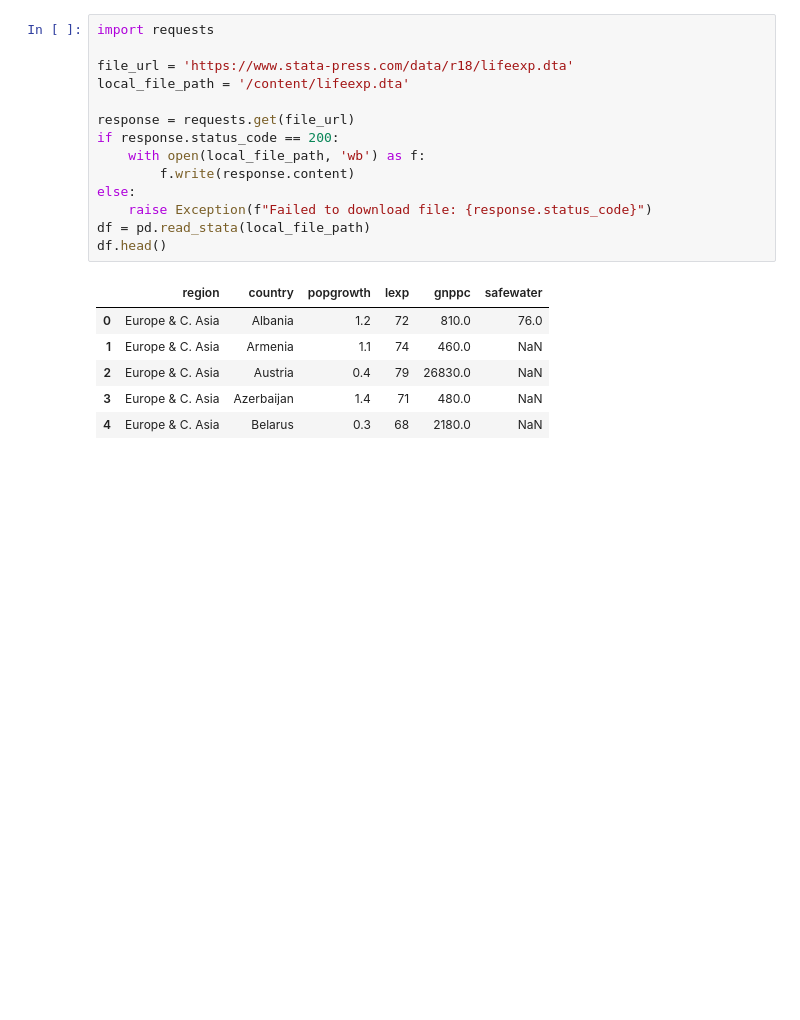
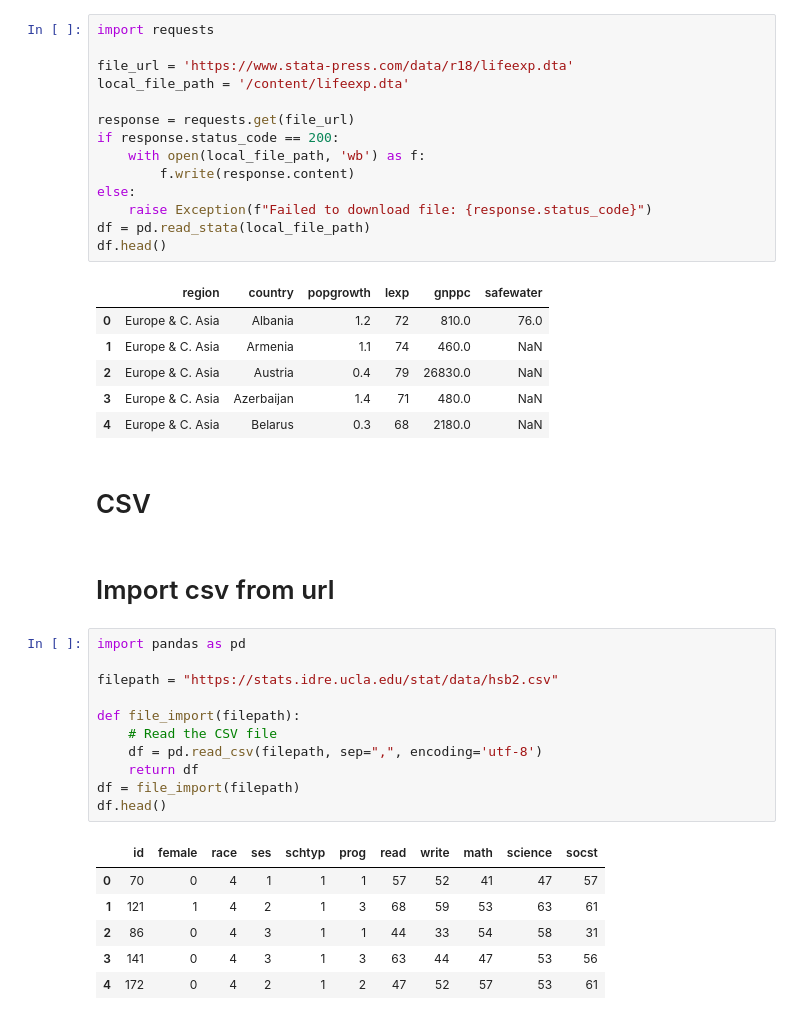
Before and after one commit to MayerAnnamaria/python-preprocessing, a Jupyter notebook: importing_files.ipynb, the cells around one changed output. Saved outputs shown, nothing was run; the diff lists cells and outputs as text; blank space fills up the shorter version.

```diff
--- a/importing_files.ipynb
+++ b/importing_files.ipynb
@@ -133,3 +133,25 @@ df.head()
 | 2 | Europe & C. Asia | Austria | 0.4 | 79 | 26830.0 | NaN |
 | 3 | Europe & C. Asia | Azerbaijan | 1.4 | 71 | 480.0 | NaN |
 | 4 | Europe & C. Asia | Belarus | 0.3 | 68 | 2180.0 | NaN |
+# %% [markdown]
+# CSV
+# %% [markdown]
+# Import csv from url
+# %%
+import pandas as pd
+
+filepath = "https://stats.idre.ucla.edu/stat/data/hsb2.csv"
+
+def file_import(filepath):
+    # Read the CSV file
+    df = pd.read_csv(filepath, sep=",", encoding='utf-8')
+    return df
+df = file_import(filepath)
+df.head()
+# %% [output]
+|  | id | female | race | ses | schtyp | prog | read | write | math | science | socst |
+| 0 | 70 | 0 | 4 | 1 | 1 | 1 | 57 | 52 | 41 | 47 | 57 |
+| 1 | 121 | 1 | 4 | 2 | 1 | 3 | 68 | 59 | 53 | 63 | 61 |
+| 2 | 86 | 0 | 4 | 3 | 1 | 1 | 44 | 33 | 54 | 58 | 31 |
+| 3 | 141 | 0 | 4 | 3 | 1 | 3 | 63 | 44 | 47 | 53 | 56 |
+| 4 | 172 | 0 | 4 | 2 | 1 | 2 | 47 | 52 | 57 | 53 | 61 |
```
